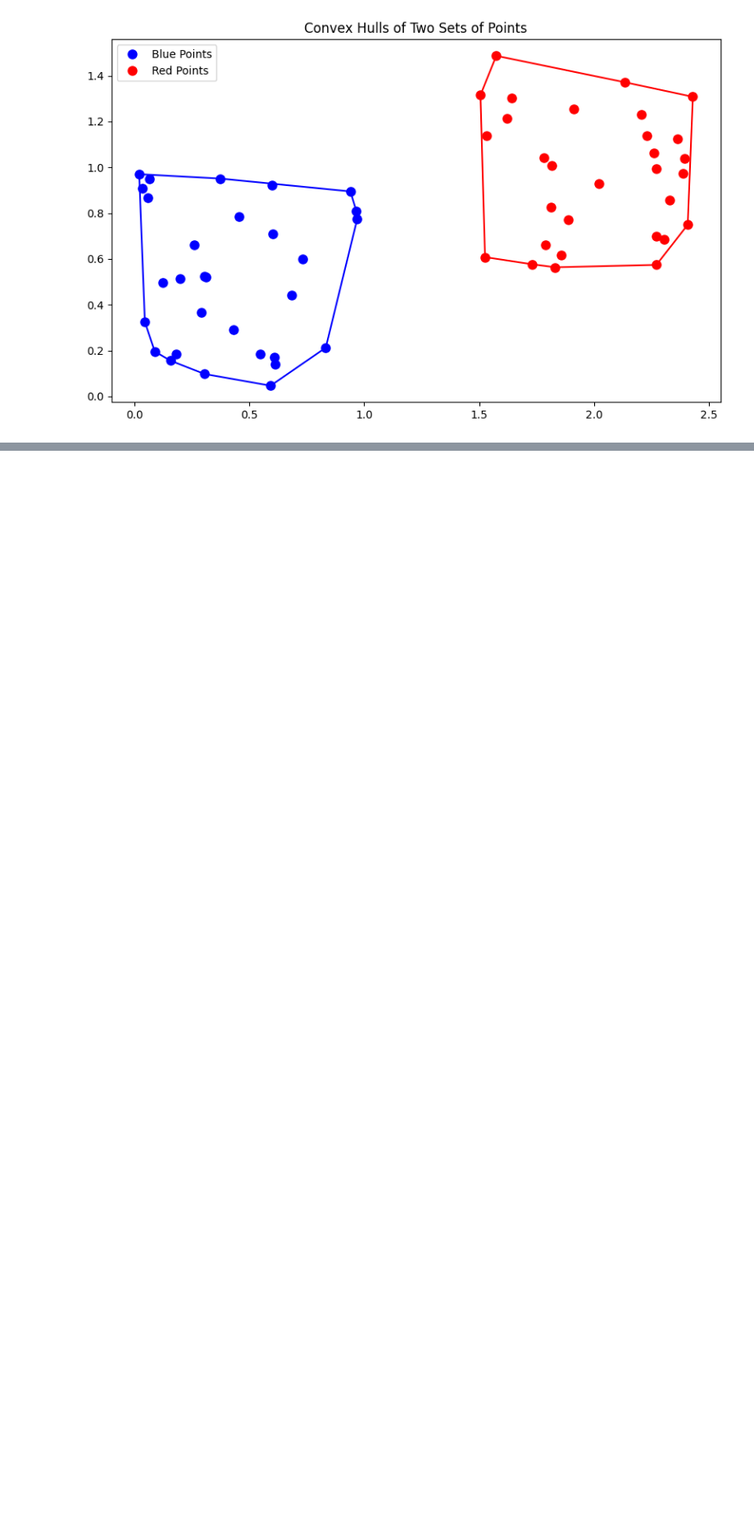
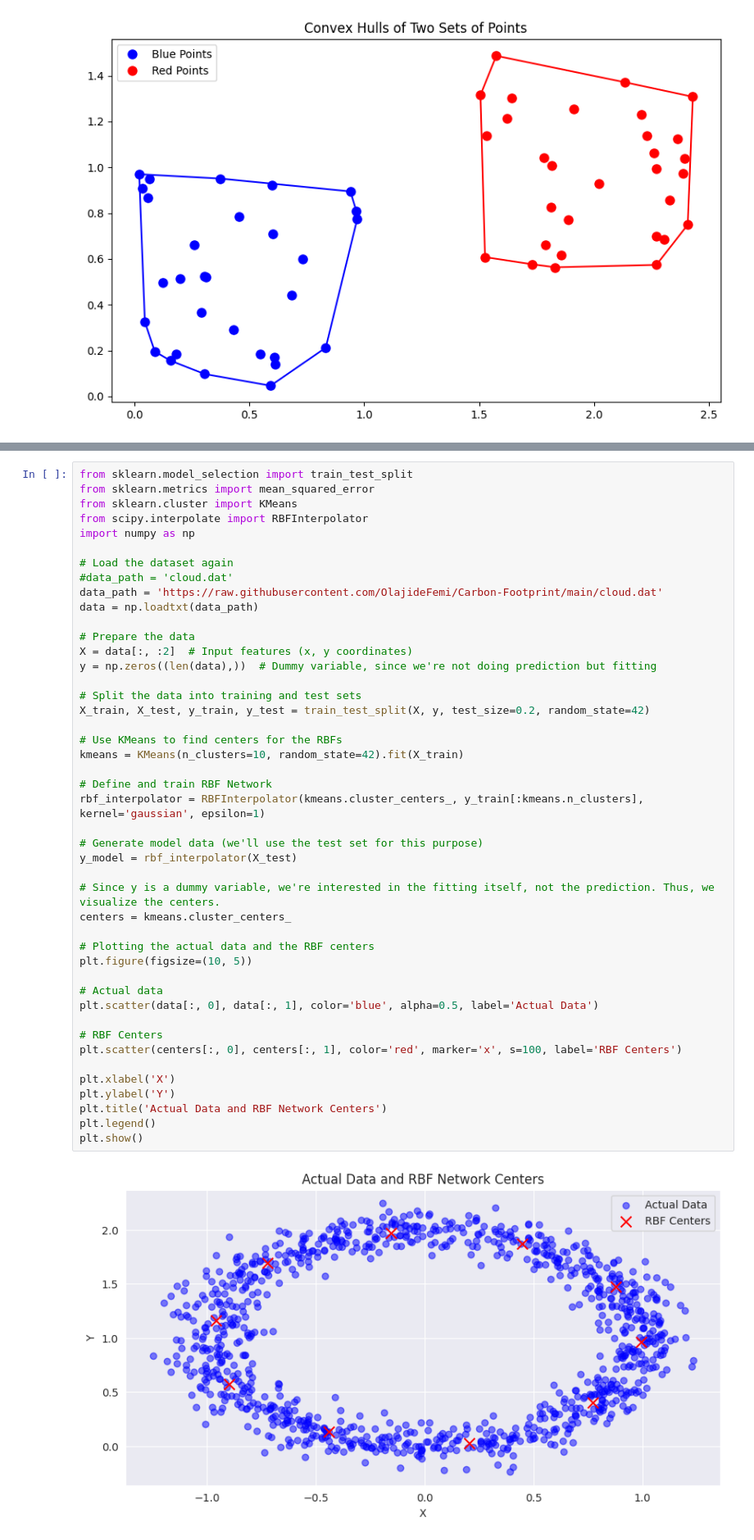
Before and after one commit to OlajideFemi/Carbon-Footprint, a Jupyter notebook: Untitled11.ipynb, the cells around one changed output, grey strips where cells are left out. Shown at 82% size. Drawn from its saved outputs; the diff is of its cells as text; blank space fills up the shorter version.

```diff
--- a/Untitled11.ipynb
+++ b/Untitled11.ipynb
@@ -75,0 +468,47 @@ plt.show()
+# %%
+from sklearn.model_selection import train_test_split
+from sklearn.metrics import mean_squared_error
+from sklearn.cluster import KMeans
+from scipy.interpolate import RBFInterpolator
+import numpy as np
+
+# Load the dataset again
+#data_path = 'cloud.dat'
+data_path = 'https://raw.githubusercontent.com/OlajideFemi/Carbon-Footprint/main/cloud.dat'
+data = np.loadtxt(data_path)
+
+# Prepare the data
+X = data[:, :2]  # Input features (x, y coordinates)
+y = np.zeros((len(data),))  # Dummy variable, since we're not doing prediction but fitting
+
+# Split the data into training and test sets
+X_train, X_test, y_train, y_test = train_test_split(X, y, test_size=0.2, random_state=42)
+
+# Use KMeans to find centers for the RBFs
+kmeans = KMeans(n_clusters=10, random_state=42).fit(X_train)
+
+# Define and train RBF Network
+rbf_interpolator = RBFInterpolator(kmeans.cluster_centers_, y_train[:kmeans.n_clusters], kernel='gaussian', epsilon=1)
+
+# Generate model data (we'll use the test set for this purpose)
+y_model = rbf_interpolator(X_test)
+
+# Since y is a dummy variable, we're interested in the fitting itself, not the prediction. Thus, we visualize the centers.
+centers = kmeans.cluster_centers_
+
+# Plotting the actual data and the RBF centers
+plt.figure(figsize=(10, 5))
+
+# Actual data
+plt.scatter(data[:, 0], data[:, 1], color='blue', alpha=0.5, label='Actual Data')
+
+# RBF Centers
+plt.scatter(centers[:, 0], centers[:, 1], color='red', marker='x', s=100, label='RBF Centers')
+
+plt.xlabel('X')
+plt.ylabel('Y')
+plt.title('Actual Data and RBF Network Centers')
+plt.legend()
+plt.show()
+# %% [output]
+[figure, added]
```
Also changed, not shown: parts of 33 cells of this notebook.
